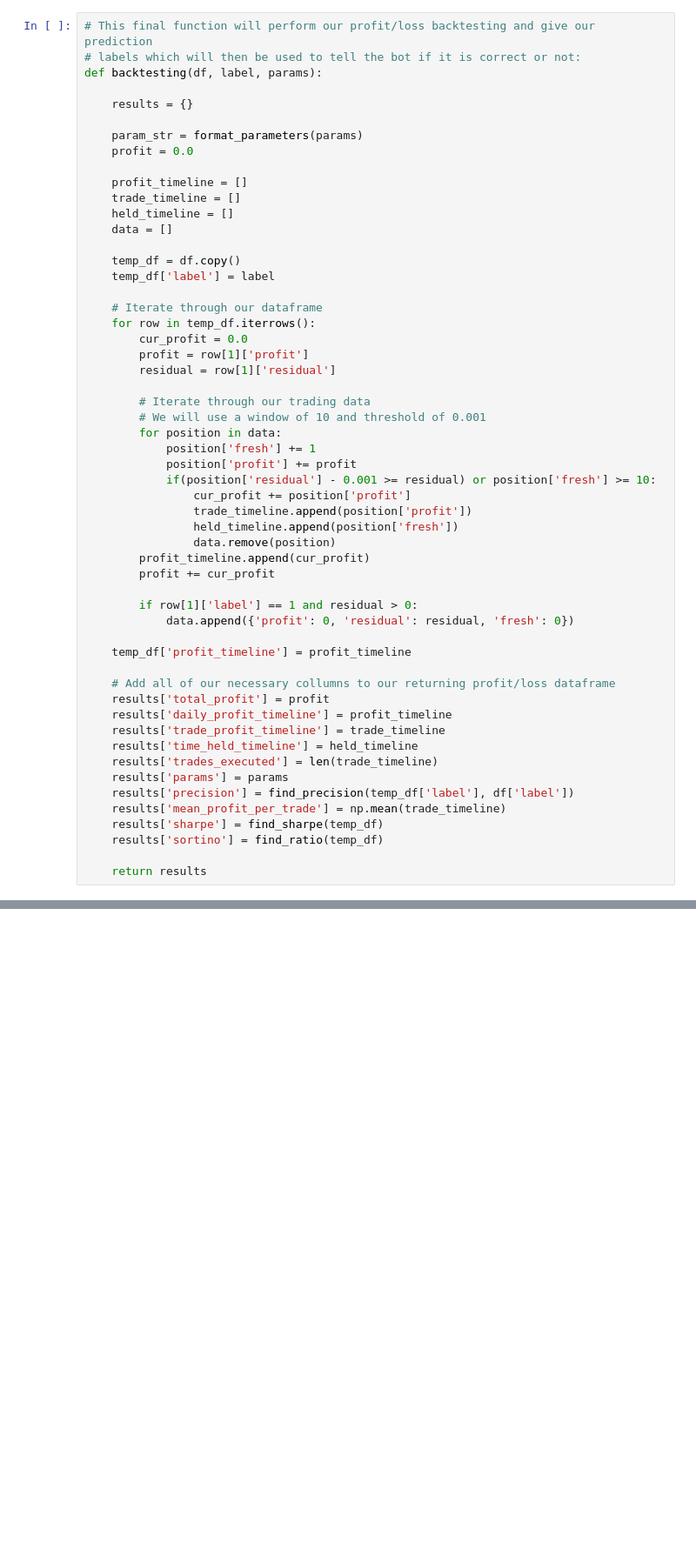
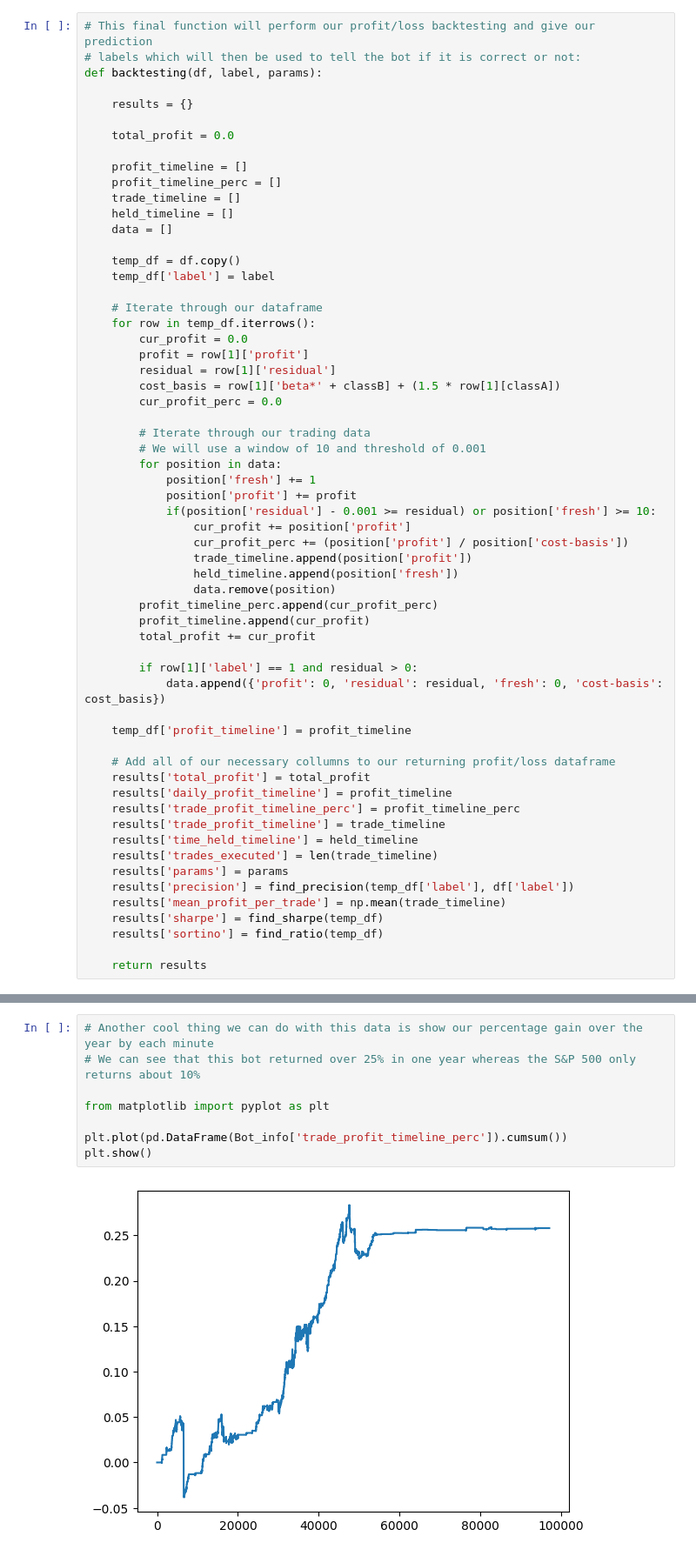
Before and after one commit to Dominic-Miller/Stock-Market-Trading-Bot, a Jupyter notebook: Source-Code/Backend/SVM-Model/Framework.ipynb, the cells around one changed output, grey strips where cells are left out. Shown at 87% size. Drawn from its saved outputs; the diff is of its cells as text; blank space fills up the shorter version.

```diff
--- a/Source-Code/Backend/SVM-Model/Framework.ipynb
+++ b/Source-Code/Backend/SVM-Model/Framework.ipynb
@@ -157,10 +149,10 @@ def backtesting(df, label, params):
 
     results = {}
 
-    param_str = format_parameters(params)
-    profit = 0.0
+    total_profit = 0.0
 
     profit_timeline = []
+    profit_timeline_perc = []
     trade_timeline = []
     held_timeline = []
     data = []
@@ -173,6 +165,8 @@ def backtesting(df, label, params):
         cur_profit = 0.0
         profit = row[1]['profit']
         residual = row[1]['residual']
+        cost_basis = row[1]['beta*' + classB] + (1.5 * row[1][classA])
+        cur_profit_perc = 0.0
 
         # Iterate through our trading data
         # We will use a window of 10 and threshold of 0.001
@@ -181,20 +175,23 @@ def backtesting(df, label, params):
             position['profit'] += profit
             if(position['residual'] - 0.001 >= residual) or position['fresh'] >= 10:
                 cur_profit += position['profit']
+                cur_profit_perc += (position['profit'] / position['cost-basis'])
                 trade_timeline.append(position['profit'])
                 held_timeline.append(position['fresh'])
                 data.remove(position)
+        profit_timeline_perc.append(cur_profit_perc)
         profit_timeline.append(cur_profit)
-        profit += cur_profit
+        total_profit += cur_profit
 
         if row[1]['label'] == 1 and residual > 0:
-            data.append({'profit': 0, 'residual': residual, 'fresh': 0})
+            data.append({'profit': 0, 'residual': residual, 'fresh': 0, 'cost-basis': cost_basis})
 
     temp_df['profit_timeline'] = profit_timeline
 
     # Add all of our necessary collumns to our returning profit/loss dataframe
-    results['total_profit'] = profit
+    results['total_profit'] = total_profit
     results['daily_profit_timeline'] = profit_timeline
+    results['trade_profit_timeline_perc'] = profit_timeline_perc
     results['trade_profit_timeline'] = trade_timeline
     results['time_held_timeline'] = held_timeline
     results['trades_executed'] = len(trade_timeline)
@@ -243,0 +249,10 @@ SVC does not accept missing values encoded as NaN natively. For supervised learn
+# %%
+# Another cool thing we can do with this data is show our percentage gain over the year by each minute
+# We can see that this bot returned over 25% in one year whereas the S&P 500 only returns about 10%
+
+from matplotlib import pyplot as plt
+
+plt.plot(pd.DataFrame(Bot_info['trade_profit_timeline_perc']).cumsum())
+plt.show()
+# %% [output]
+[figure, added]
```
Also changed, not shown: parts of 7 cells of this notebook.
